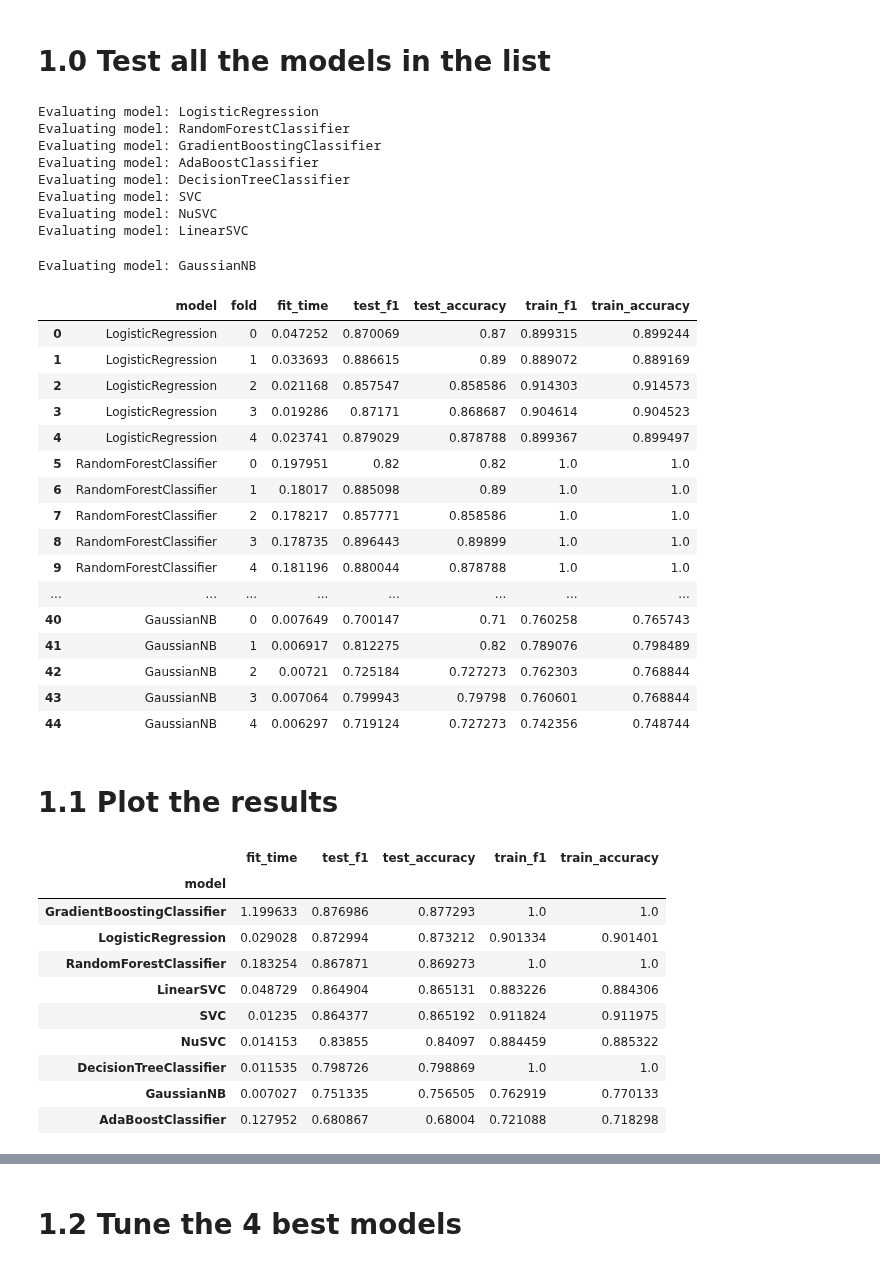
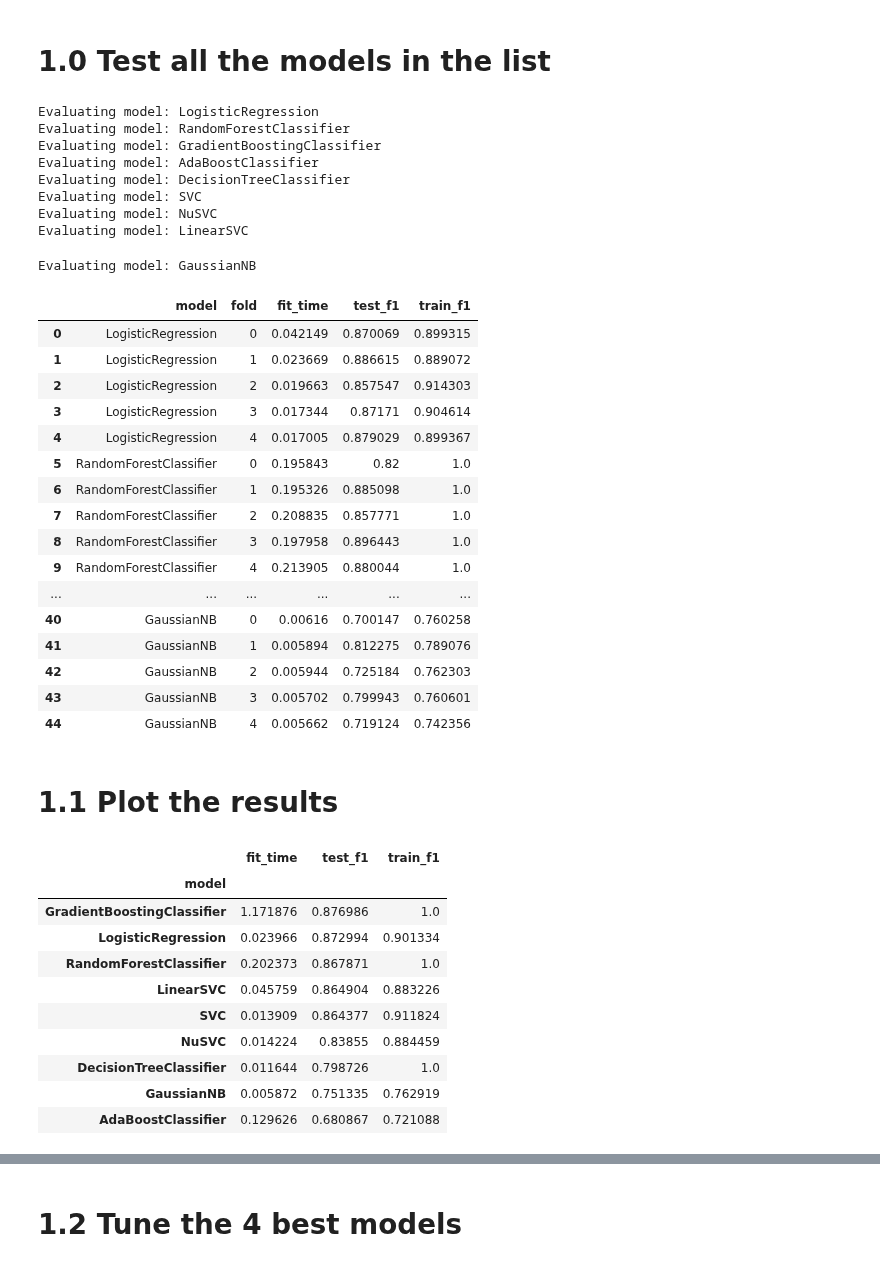
Before and after one commit to mariscoglio/bio482_cell_classifier, a Jupyter notebook: model_eval_wesley.ipynb, the cells around one changed output, grey strips where cells are left out. Cells and saved outputs as stored; diff of their text form; code cells hidden in the pictures.

```diff
--- a/model_eval_wesley.ipynb
+++ b/model_eval_wesley.ipynb
@@ -81,59 +81,59 @@ models = [
 # %%
 cv_scores_df = fit_models_get_CV_scores(
     models=models,
     X = raw_predictors_free_whisking.drop("cell_type", axis=1),
     y = raw_predictors_free_whisking["cell_type"],
     cv = StratifiedKFold(n_splits=5, shuffle=True, random_state=0),
     scoring={
         "f1":"f1_weighted",
-        "accuracy":"accuracy",
+        # "accuracy":"accuracy",
         # "recall":"recall_weighted",
         # "precision":"precision_weighted"
     },
     preprocessing_pipe=preprocessing_pipe,
 )
 cv_scores_df
 # %% [output]
 Evaluating model: LogisticRegression
 Evaluating model: RandomForestClassifier
 Evaluating model: GradientBoostingClassifier
 Evaluating model: AdaBoostClassifier
 Evaluating model: DecisionTreeClassifier
 Evaluating model: SVC
 Evaluating model: NuSVC
 Evaluating model: LinearSVC
 Evaluating model: GaussianNB
-|  | model | fold | fit_time | test_f1 | test_accuracy | train_f1 | train_accuracy |
-| 0 | LogisticRegression | 0 | 0.047252 | 0.870069 | 0.87 | 0.899315 | 0.899244 |
-| 1 | LogisticRegression | 1 | 0.033693 | 0.886615 | 0.89 | 0.889072 | 0.889169 |
-| 2 | LogisticRegression | 2 | 0.021168 | 0.857547 | 0.858586 | 0.914303 | 0.914573 |
-| 3 | LogisticRegression | 3 | 0.019286 | 0.87171 | 0.868687 | 0.904614 | 0.904523 |
-| 4 | LogisticRegression | 4 | 0.023741 | 0.879029 | 0.878788 | 0.899367 | 0.899497 |
-| 5 | RandomForestClassifier | 0 | 0.197951 | 0.82 | 0.82 | 1.0 | 1.0 |
-| 6 | RandomForestClassifier | 1 | 0.18017 | 0.885098 | 0.89 | 1.0 | 1.0 |
-| 7 | RandomForestClassifier | 2 | 0.178217 | 0.857771 | 0.858586 | 1.0 | 1.0 |
-| 8 | RandomForestClassifier | 3 | 0.178735 | 0.896443 | 0.89899 | 1.0 | 1.0 |
-| 9 | RandomForestClassifier | 4 | 0.181196 | 0.880044 | 0.878788 | 1.0 | 1.0 |
-| ... | ... | ... | ... | ... | ... | ... | ... |
-| 40 | GaussianNB | 0 | 0.007649 | 0.700147 | 0.71 | 0.760258 | 0.765743 |
-| 41 | GaussianNB | 1 | 0.006917 | 0.812275 | 0.82 | 0.789076 | 0.798489 |
-| 42 | GaussianNB | 2 | 0.00721 | 0.725184 | 0.727273 | 0.762303 | 0.768844 |
-| 43 | GaussianNB | 3 | 0.007064 | 0.799943 | 0.79798 | 0.760601 | 0.768844 |
-| 44 | GaussianNB | 4 | 0.006297 | 0.719124 | 0.727273 | 0.742356 | 0.748744 |
+|  | model | fold | fit_time | test_f1 | train_f1 |
+| 0 | LogisticRegression | 0 | 0.042149 | 0.870069 | 0.899315 |
+| 1 | LogisticRegression | 1 | 0.023669 | 0.886615 | 0.889072 |
+| 2 | LogisticRegression | 2 | 0.019663 | 0.857547 | 0.914303 |
+| 3 | LogisticRegression | 3 | 0.017344 | 0.87171 | 0.904614 |
+| 4 | LogisticRegression | 4 | 0.017005 | 0.879029 | 0.899367 |
+| 5 | RandomForestClassifier | 0 | 0.195843 | 0.82 | 1.0 |
+| 6 | RandomForestClassifier | 1 | 0.195326 | 0.885098 | 1.0 |
+| 7 | RandomForestClassifier | 2 | 0.208835 | 0.857771 | 1.0 |
+| 8 | RandomForestClassifier | 3 | 0.197958 | 0.896443 | 1.0 |
+| 9 | RandomForestClassifier | 4 | 0.213905 | 0.880044 | 1.0 |
+| ... | ... | ... | ... | ... | ... |
+| 40 | GaussianNB | 0 | 0.00616 | 0.700147 | 0.760258 |
+| 41 | GaussianNB | 1 | 0.005894 | 0.812275 | 0.789076 |
+| 42 | GaussianNB | 2 | 0.005944 | 0.725184 | 0.762303 |
+| 43 | GaussianNB | 3 | 0.005702 | 0.799943 | 0.760601 |
+| 44 | GaussianNB | 4 | 0.005662 | 0.719124 | 0.742356 |
 # %% [markdown]
 # 1.1 Plot the results
 # %%
 cv_scores_df.groupby("model").mean().drop("fold", axis=1).sort_values(by="test_f1", ascending=False)
 # %% [output]
-|  | fit_time | test_f1 | test_accuracy | train_f1 | train_accuracy |
-| model |  |  |  |  |  |
-| GradientBoostingClassifier | 1.199633 | 0.876986 | 0.877293 | 1.0 | 1.0 |
-| LogisticRegression | 0.029028 | 0.872994 | 0.873212 | 0.901334 | 0.901401 |
-| RandomForestClassifier | 0.183254 | 0.867871 | 0.869273 | 1.0 | 1.0 |
-| LinearSVC | 0.048729 | 0.864904 | 0.865131 | 0.883226 | 0.884306 |
-| SVC | 0.01235 | 0.864377 | 0.865192 | 0.911824 | 0.911975 |
-| NuSVC | 0.014153 | 0.83855 | 0.84097 | 0.884459 | 0.885322 |
-| DecisionTreeClassifier | 0.011535 | 0.798726 | 0.798869 | 1.0 | 1.0 |
-| GaussianNB | 0.007027 | 0.751335 | 0.756505 | 0.762919 | 0.770133 |
-| AdaBoostClassifier | 0.127952 | 0.680867 | 0.68004 | 0.721088 | 0.718298 |
+|  | fit_time | test_f1 | train_f1 |
+| model |  |  |  |
+| GradientBoostingClassifier | 1.171876 | 0.876986 | 1.0 |
+| LogisticRegression | 0.023966 | 0.872994 | 0.901334 |
+| RandomForestClassifier | 0.202373 | 0.867871 | 1.0 |
+| LinearSVC | 0.045759 | 0.864904 | 0.883226 |
+| SVC | 0.013909 | 0.864377 | 0.911824 |
+| NuSVC | 0.014224 | 0.83855 | 0.884459 |
+| DecisionTreeClassifier | 0.011644 | 0.798726 | 1.0 |
+| GaussianNB | 0.005872 | 0.751335 | 0.762919 |
+| AdaBoostClassifier | 0.129626 | 0.680867 | 0.721088 |
 # %%
```
Also changed, not shown: parts of 1 cell of this notebook, 9 other files.
